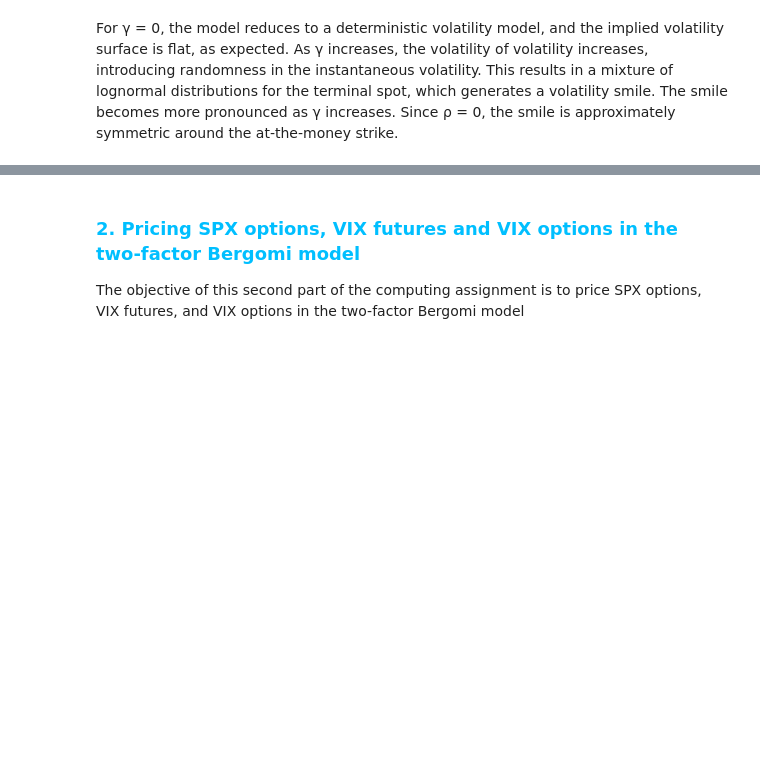
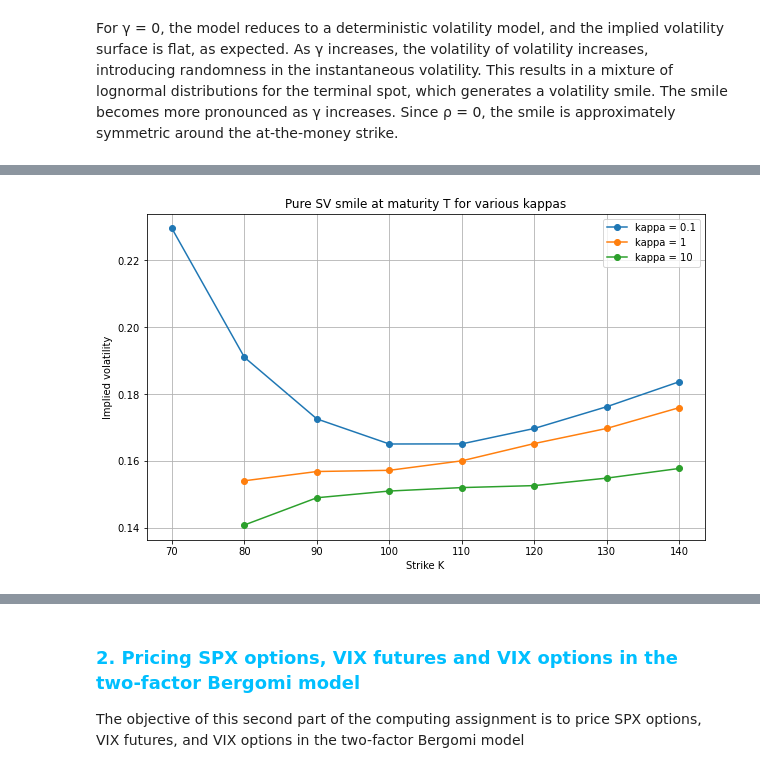
Before and after one commit to Julien-website/Stochastic_Loc_Vol_Project, a Jupyter notebook: ComputingAssignment - AdvancedCalibrationMethodsAndVixDerivatives.ipynb, the cells around one changed output, grey strips where cells are left out. Saved outputs shown, nothing was run; the diff lists cells and outputs as text; code cells hidden in the pictures; blank space fills up the shorter version.

```diff
--- a/ComputingAssignment - AdvancedCalibrationMethodsAndVixDerivatives.ipynb
+++ b/ComputingAssignment - AdvancedCalibrationMethodsAndVixDerivatives.ipynb
@@ -708,0 +813,31 @@ Since ρ = 0, the smile is approximately symmetric around the at-the-money strik
+# %%
+kappas = [0.1,1,10]
+
+plt.figure(figsize=(10, 6))
+
+for k in kappas:
+    impvdict = implied_volatility_pure_sv(
+        gamma,
+        t,
+        S0,
+        Y0,
+        sigma0,
+        rho,
+        kappa=k,
+        N2=10000,
+        T=1
+    )
+
+    strikes = list(impvdict.keys())
+    vols = list(impvdict.values())
+
+    plt.plot(strikes, vols, marker='o', label=f"kappa = {k}")
+
+plt.xlabel("Strike K")
+plt.ylabel("Implied volatility")
+plt.title("Pure SV smile at maturity T for various kappas")
+plt.legend()
+plt.grid(True)
+plt.show()
+# %% [output]
+[figure, added]
```
Also changed, not shown: parts of 14 cells of this notebook.
